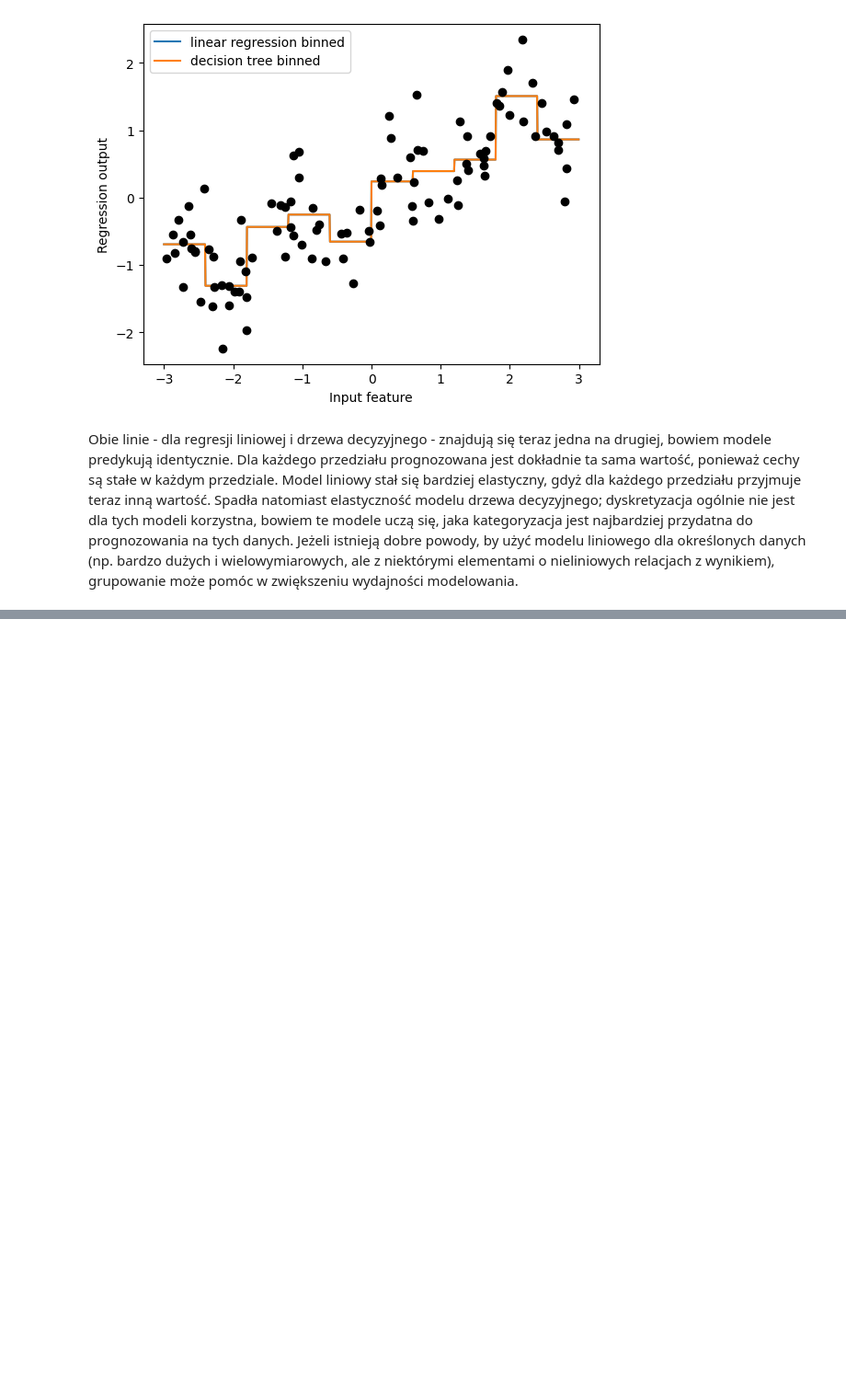
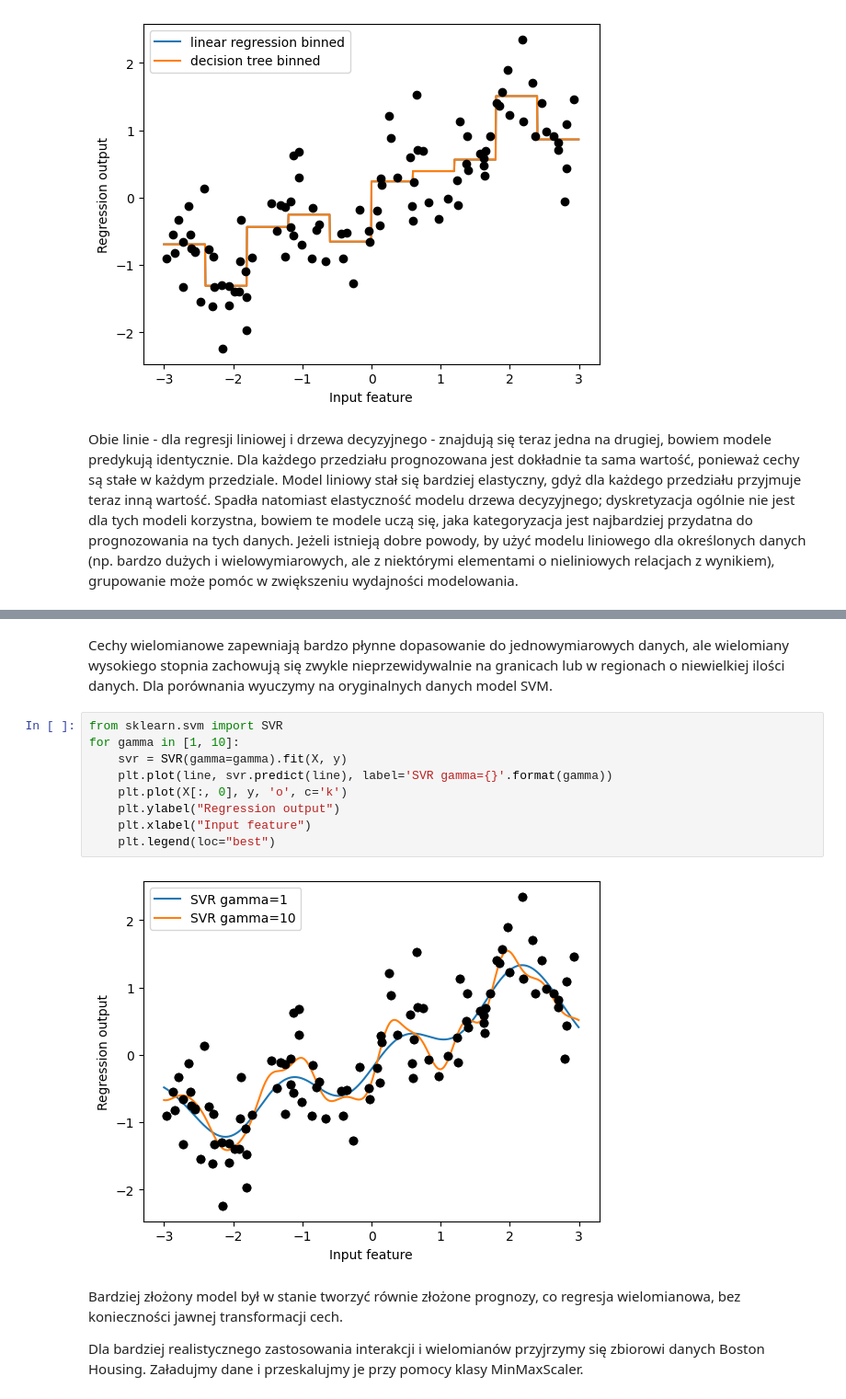
Before and after one commit to jakubtwalczak/Muller_Guido_Introduction_to_ML, a Jupyter notebook: Rozdział_4_reprezentacja_danych_i_inżynieria_cech.ipynb, the cells around one changed output, grey strips where cells are left out. Shown at 92% size. Drawn from its saved outputs; the diff is of its cells as text; blank space fills up the shorter version.

```diff
--- a/Rozdział_4_reprezentacja_danych_i_inżynieria_cech.ipynb
+++ b/Rozdział_4_reprezentacja_danych_i_inżynieria_cech.ipynb
@@ -224,0 +321,17 @@ Obie linie - dla regresji liniowej i drzewa decyzyjnego - znajdują się teraz j
+# %% [markdown]
+Cechy wielomianowe zapewniają bardzo płynne dopasowanie do jednowymiarowych danych, ale wielomiany wysokiego stopnia zachowują się zwykle nieprzewidywalnie na granicach lub w regionach o niewielkiej ilości danych. Dla porównania wyuczymy na oryginalnych danych model SVM.
+# %%
+from sklearn.svm import SVR
+for gamma in [1, 10]:
+    svr = SVR(gamma=gamma).fit(X, y)
+    plt.plot(line, svr.predict(line), label='SVR gamma={}'.format(gamma))
+    plt.plot(X[:, 0], y, 'o', c='k')
+    plt.ylabel("Regression output")
+    plt.xlabel("Input feature")
+    plt.legend(loc="best")
+# %% [output]
+[figure, added]
+# %% [markdown]
+Bardziej złożony model był w stanie tworzyć równie złożone prognozy, co regresja wielomianowa, bez konieczności jawnej transformacji cech.
+
+Dla bardziej realistycznego zastosowania interakcji i wielomianów przyjrzymy się zbiorowi danych Boston Housing. Załadujmy dane i przeskalujmy je przy pomocy klasy MinMaxScaler.
```
Also changed, not shown: parts of 28 cells of this notebook.
